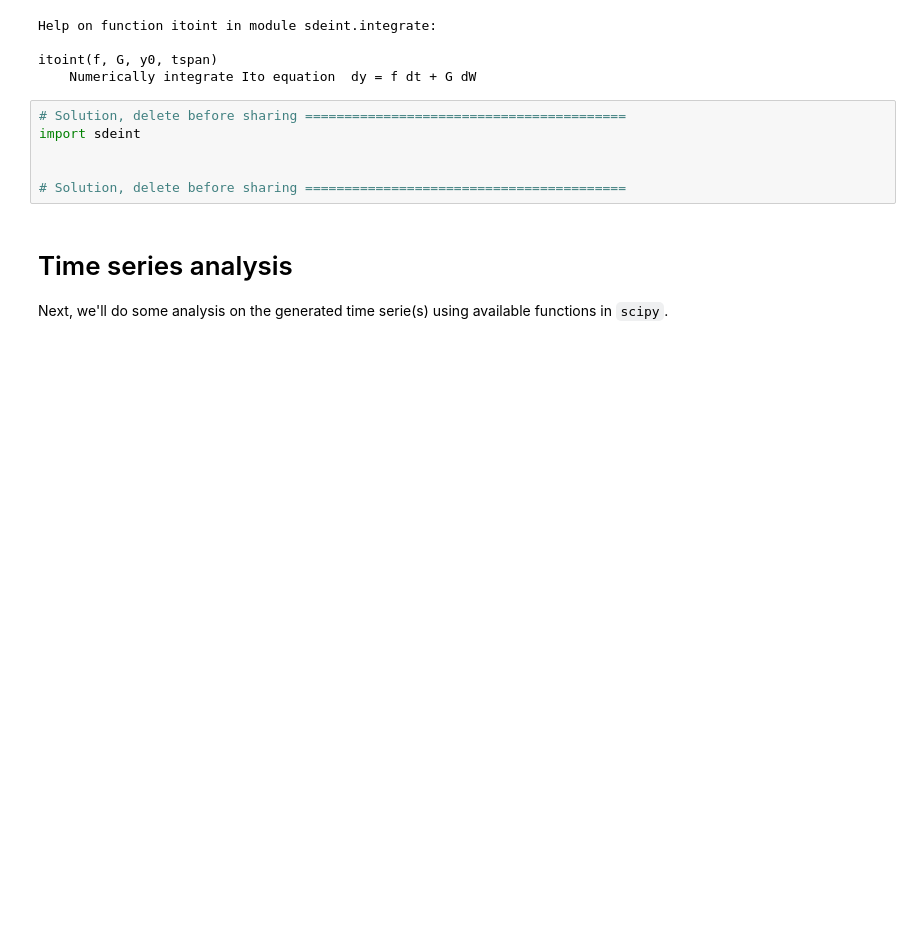
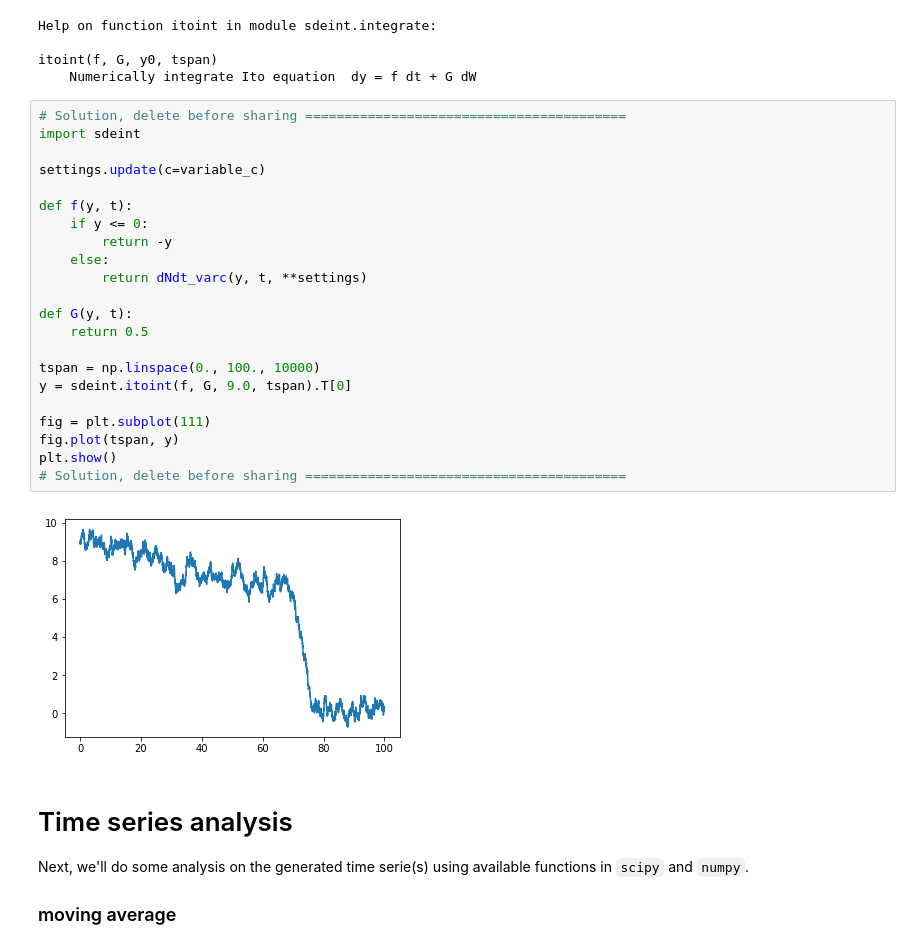
Before and after one commit to jhidding/stability, a Jupyter notebook: May77.ipynb, the cells around one changed output. Cells and saved outputs as stored; diff of their text form; blank space fills up the shorter version.

```diff
--- a/May77.ipynb
+++ b/May77.ipynb
@@ -408,12 +414,32 @@ Help on function itoint in module sdeint.integrate:
 
 itoint(f, G, y0, tspan)
     Numerically integrate Ito equation  dy = f dt + G dW
-# %%
-# Solution, delete before sharing =========================================
-import sdeint
-
-
-# Solution, delete before sharing =========================================
+# %%
+# Solution, delete before sharing =========================================
+import sdeint
+
+settings.update(c=variable_c)
+
+def f(y, t):
+    if y <= 0:
+        return -y
+    else:
+        return dNdt_varc(y, t, **settings)
+
+def G(y, t):
+    return 0.5
+
+tspan = np.linspace(0., 100., 10000)
+y = sdeint.itoint(f, G, 9.0, tspan).T[0]
+
+fig = plt.subplot(111)
+fig.plot(tspan, y)
+plt.show()
+# Solution, delete before sharing =========================================
+# %% [output]
+[figure, added]
 # %% [markdown]
 # Time series analysis
-Next, we'll do some analysis on the generated time serie(s) using available functions in `scipy`.
+Next, we'll do some analysis on the generated time serie(s) using available functions in `scipy` and `numpy`.
+
+### moving average
```
Also changed, not shown: parts of 14 cells of this notebook.
